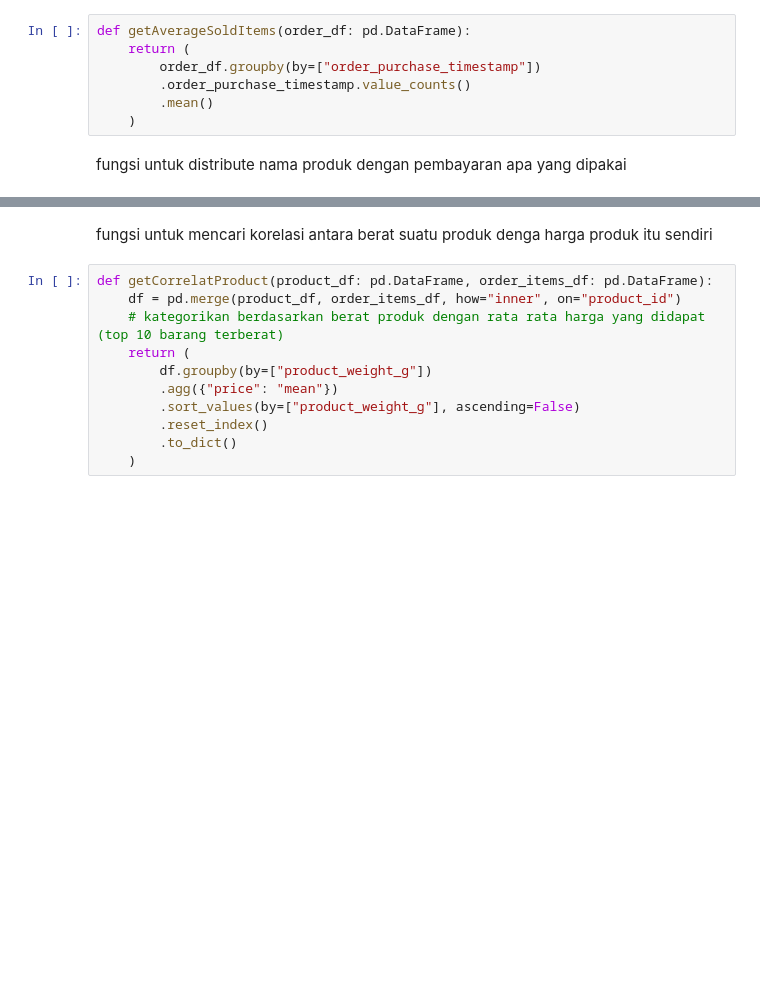
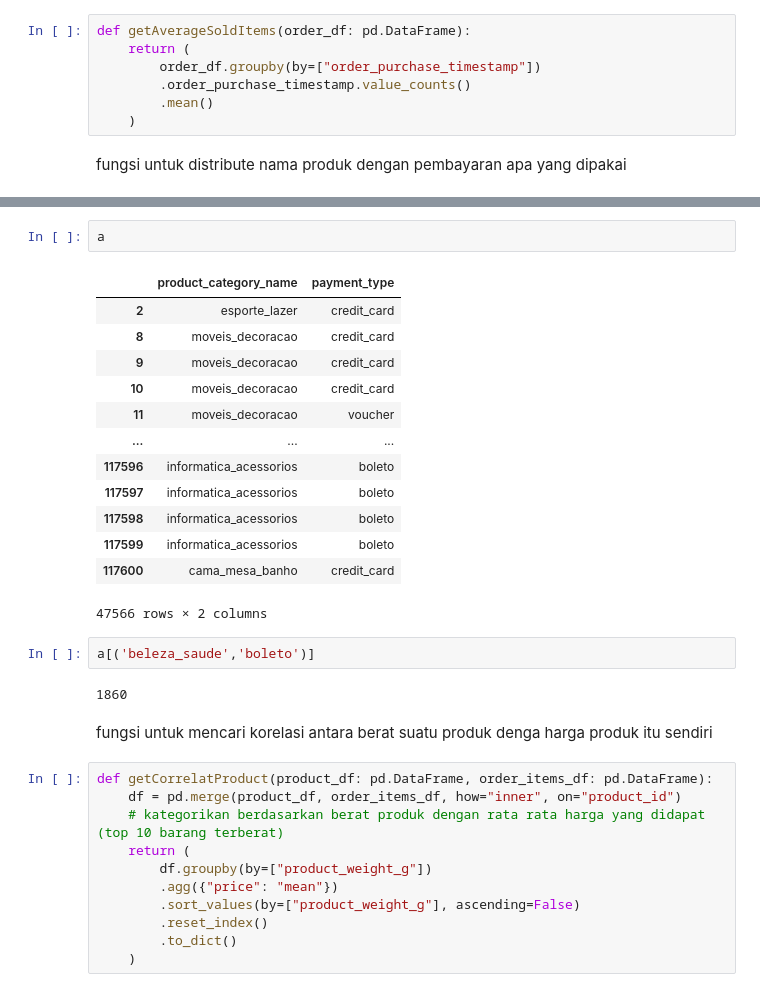
Before and after one commit to malifnasrulloh/Proyek_Analysis-Data-E-Commerce, a Jupyter notebook: Proyek_Analisis_Data.ipynb, the cells around one changed output, grey strips where cells are left out. Drawn from its saved outputs; the diff is of its cells as text; blank space fills up the shorter version.

```diff
--- a/Proyek_Analisis_Data.ipynb
+++ b/Proyek_Analisis_Data.ipynb
@@ -175,3 +223,23 @@ getProductPaymentDistribute(
+# %%
+a
+# %% [output]
+|  | product_category_name | payment_type |
+| 2 | esporte_lazer | credit_card |
+| 8 | moveis_decoracao | credit_card |
+| 9 | moveis_decoracao | credit_card |
+| 10 | moveis_decoracao | credit_card |
+| 11 | moveis_decoracao | voucher |
+| ... | ... | ... |
+| 117596 | informatica_acessorios | boleto |
+| 117597 | informatica_acessorios | boleto |
+| 117598 | informatica_acessorios | boleto |
+| 117599 | informatica_acessorios | boleto |
+| 117600 | cama_mesa_banho | credit_card |
+47566 rows × 2 columns
+# %%
+a[('beleza_saude','boleto')]
+# %% [output]
+1860
 # %% [markdown]
 fungsi untuk mencari korelasi antara berat suatu produk denga harga produk itu sendiri
 # %%
```
Also changed, not shown: parts of 5 cells of this notebook, 1 other file.
